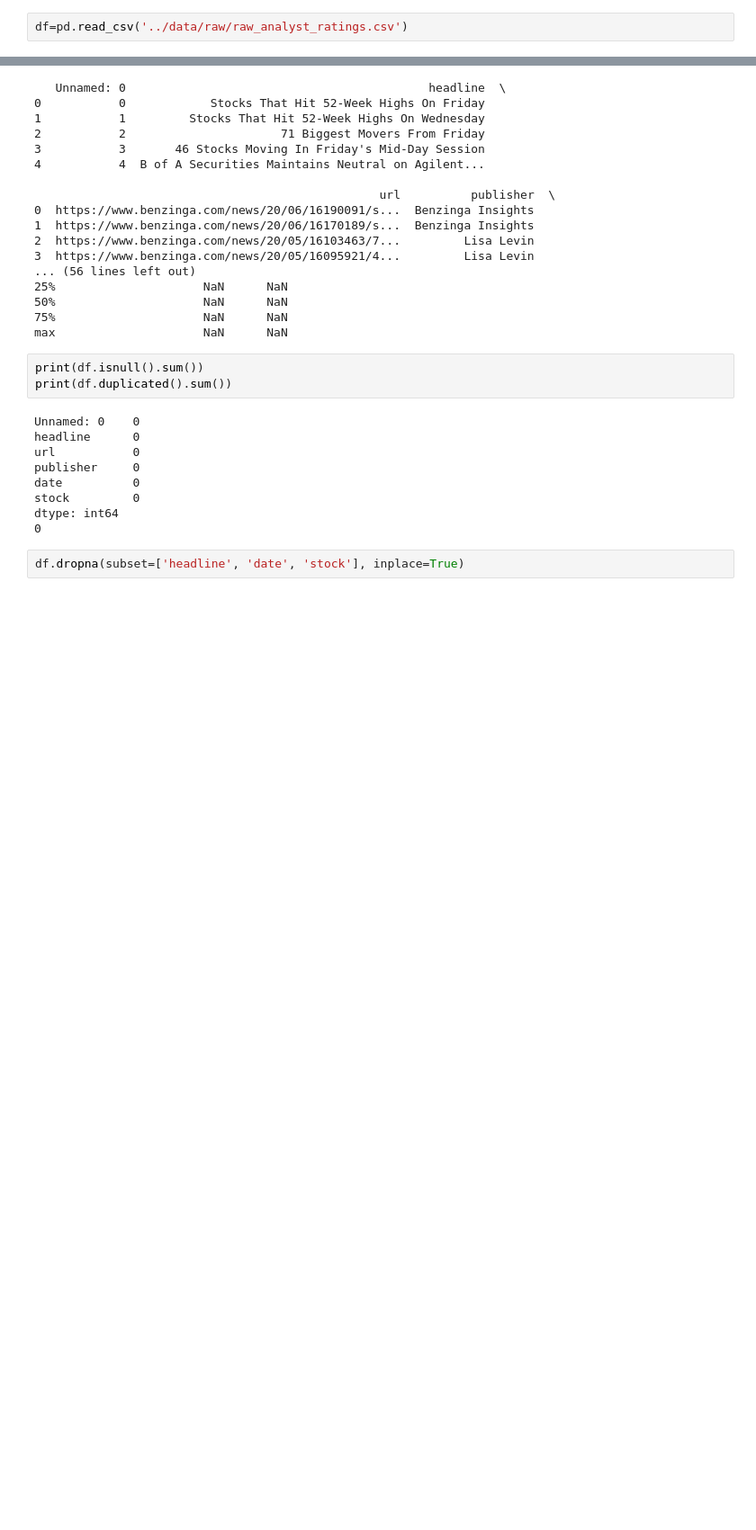
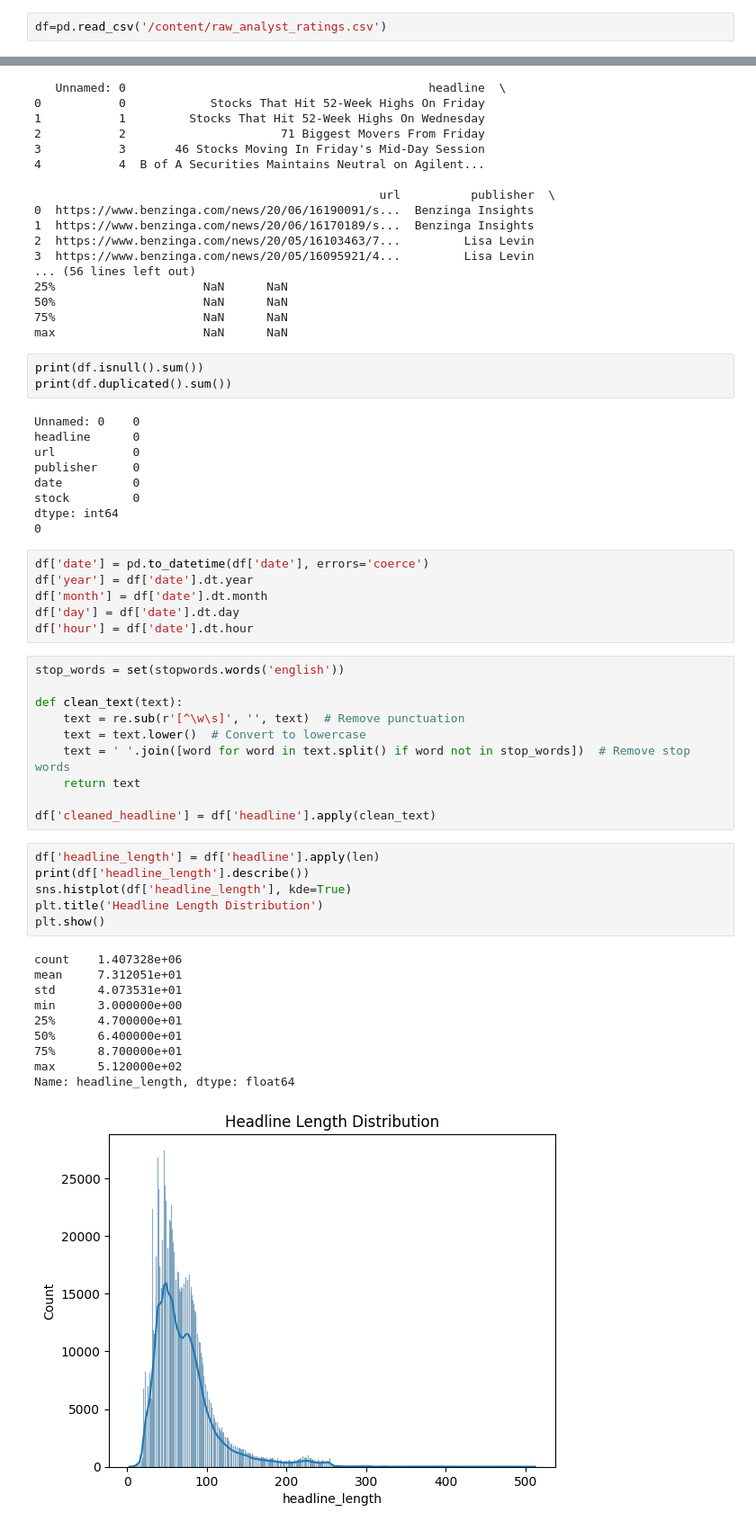
Before and after one commit to SaraFedlu/FinNews-Sentiment-Stock-Correlation-Analysis, a Jupyter notebook: notebooks/eda.ipynb, the cells around one changed output, grey strips where cells are left out. Shown at 90% size. Drawn from its saved outputs; the diff is of its cells as text; blank space fills up the shorter version.

```diff
--- a/notebooks/eda.ipynb
+++ b/notebooks/eda.ipynb
@@ -11,7 +11,7 @@ sid = SentimentIntensityAnalyzer()
 from sklearn.feature_extraction.text import CountVectorizer
 from sklearn.decomposition import LatentDirichletAllocation
 # %%
-df=pd.read_csv('../data/raw/raw_analyst_ratings.csv')
+df=pd.read_csv('/content/raw_analyst_ratings.csv')
 # %%
 print(df.head())
 print(df.info())
@@ -46,5 +46,36 @@ date          0
 stock         0
 dtype: int64
 0
-# %%
-df.dropna(subset=['headline', 'date', 'stock'], inplace=True)
+# %%
+df['date'] = pd.to_datetime(df['date'], errors='coerce')
+df['year'] = df['date'].dt.year
+df['month'] = df['date'].dt.month
+df['day'] = df['date'].dt.day
+df['hour'] = df['date'].dt.hour
+# %%
+stop_words = set(stopwords.words('english'))
+
+def clean_text(text):
+    text = re.sub(r'[^\w\s]', '', text)  # Remove punctuation
+    text = text.lower()  # Convert to lowercase
+    text = ' '.join([word for word in text.split() if word not in stop_words])  # Remove stop words
+    return text
+
+df['cleaned_headline'] = df['headline'].apply(clean_text)
+# %%
+df['headline_length'] = df['headline'].apply(len)
+print(df['headline_length'].describe())
+sns.histplot(df['headline_length'], kde=True)
+plt.title('Headline Length Distribution')
+plt.show()
+# %% [output]
+count    1.407328e+06
+mean     7.312051e+01
+std      4.073531e+01
+min      3.000000e+00
+25%      4.700000e+01
+50%      6.400000e+01
+75%      8.700000e+01
+max      5.120000e+02
+Name: headline_length, dtype: float64
+[figure, added]
```
Also changed, not shown: parts of 8 cells of this notebook.
